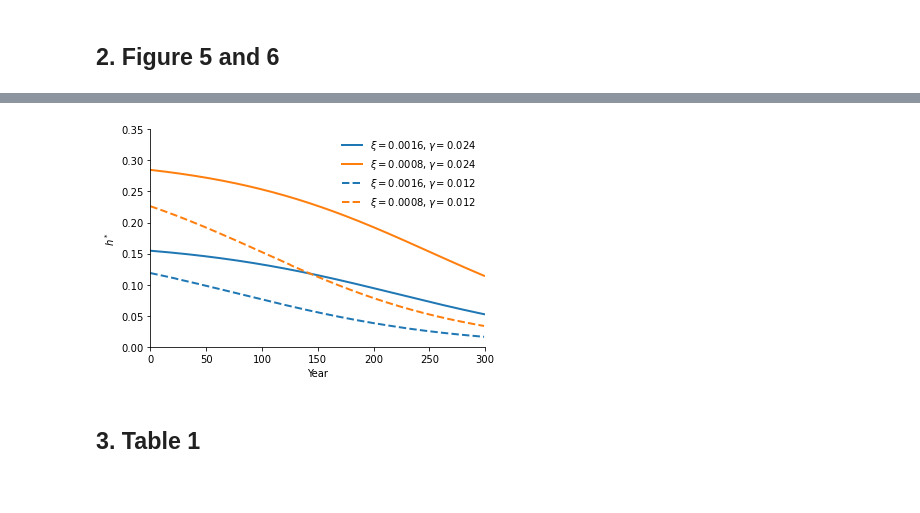
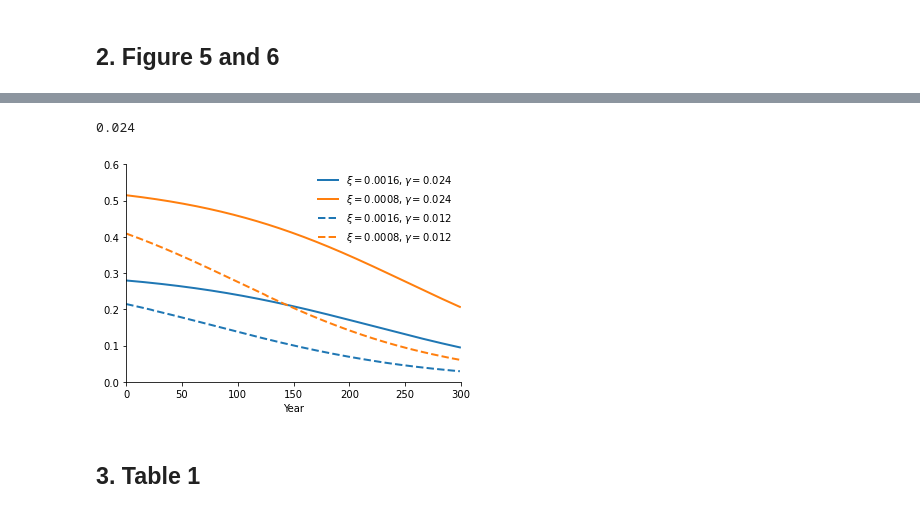
Before and after one commit to lphansen/ClimateUncertaintySpillover, a Jupyter notebook: notebook/paper_plots.ipynb, the cells around one changed output, grey strips where cells are left out. Saved outputs shown, nothing was run; the diff lists cells and outputs as text; code cells hidden in the pictures.

Commit message:
updated plots

```diff
--- a/notebook/paper_plots.ipynb
+++ b/notebook/paper_plots.ipynb
@@ -193,3 +211,7 @@ plt.show()
+# %%
+γ_high
+# %% [output]
+0.024
 # %%
 # # Figure 6
 # fig = go.Figure()
@@ -226,19 +248,19 @@ plt.show()
 # fig.write_image("hat_h_300years.pdf")
 # fig.show()
 # %%
-plt.plot(h_hat_implied_high_1x, linewidth=2, label=r'$\xi=0.0016, \gamma=0.024$', color=defaultColors[0])
-plt.plot(h_hat_implied_high_05x, linewidth=2, label=r'$\xi=0.0008, \gamma=0.024$', color=defaultColors[1])
-plt.plot(h_hat_implied_low_1x, linewidth=2, label=r'$\xi=0.0016, \gamma=0.012$', linestyle='dashed', color=defaultColors[0])
-plt.plot(h_hat_implied_low_05x, linewidth=2, label=r'$\xi=0.0008, \gamma=0.012$', linestyle='dashed', color=defaultColors[1])
+plt.plot(h_hat_implied_high_1x*median*σ_n*1000/(1-η), linewidth=2, label=r'$\xi=0.0016, \gamma=0.024$', color=defaultColors[0])
+plt.plot(h_hat_implied_high_05x*median*σ_n*1000/(1-η), linewidth=2, label=r'$\xi=0.0008, \gamma=0.024$', color=defaultColors[1])
+plt.plot(h_hat_implied_low_1x*median*σ_n*1000/(1-η), linewidth=2, label=r'$\xi=0.0016, \gamma=0.012$', linestyle='dashed', color=defaultColors[0])
+plt.plot(h_hat_implied_low_05x*median*σ_n*1000/(1-η), linewidth=2, label=r'$\xi=0.0008, \gamma=0.012$', linestyle='dashed', color=defaultColors[1])
 plt.xlim(0,T)
-plt.ylim(0,0.35)
+plt.ylim(0,0.6)
 plt.xlabel('Year')
-plt.ylabel(r'$h^*$')
+# plt.ylabel(r'$h^*$')
 plt.legend(frameon=False)
 plt.savefig('hat_h_300years.png', dpi = 1200)
 plt.show()
 # %% [output]
-[figure, old version]
+[figure, new version]
 # %% [markdown]
 ## 3. Table 1
 # %%
```
Also changed, not shown: parts of 7 cells of this notebook, 10 other files.
